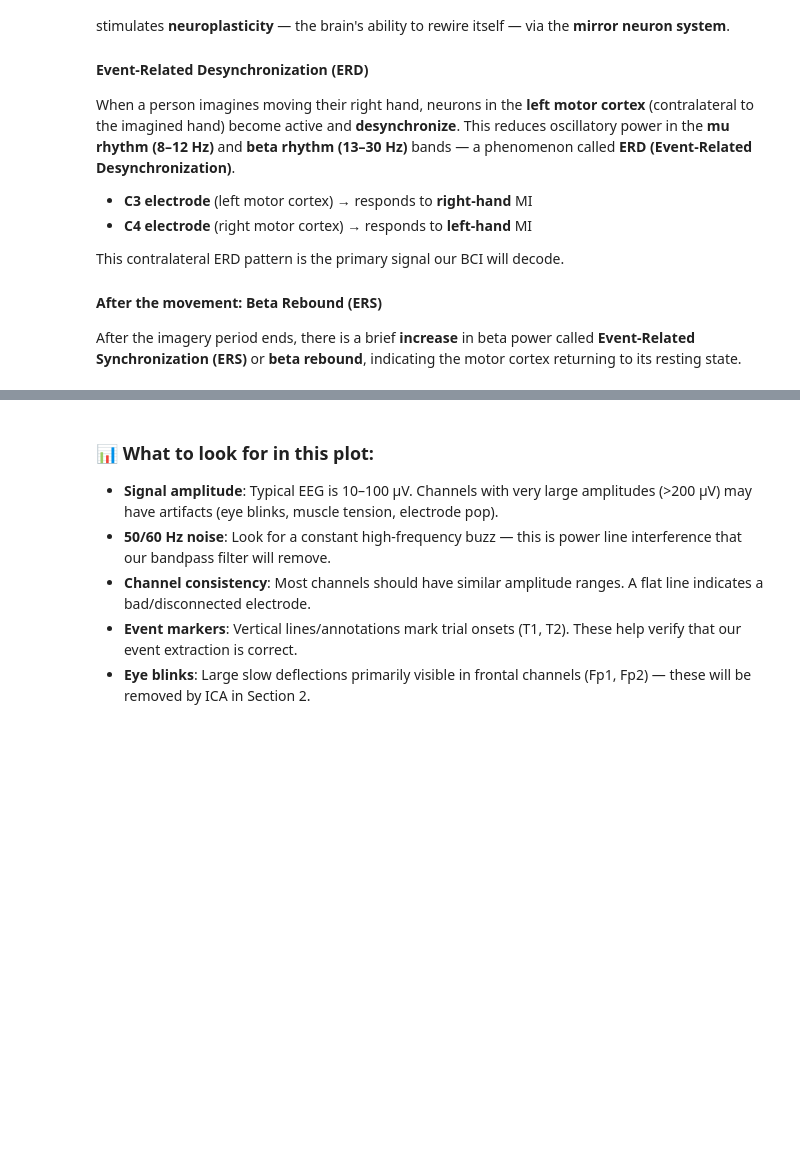
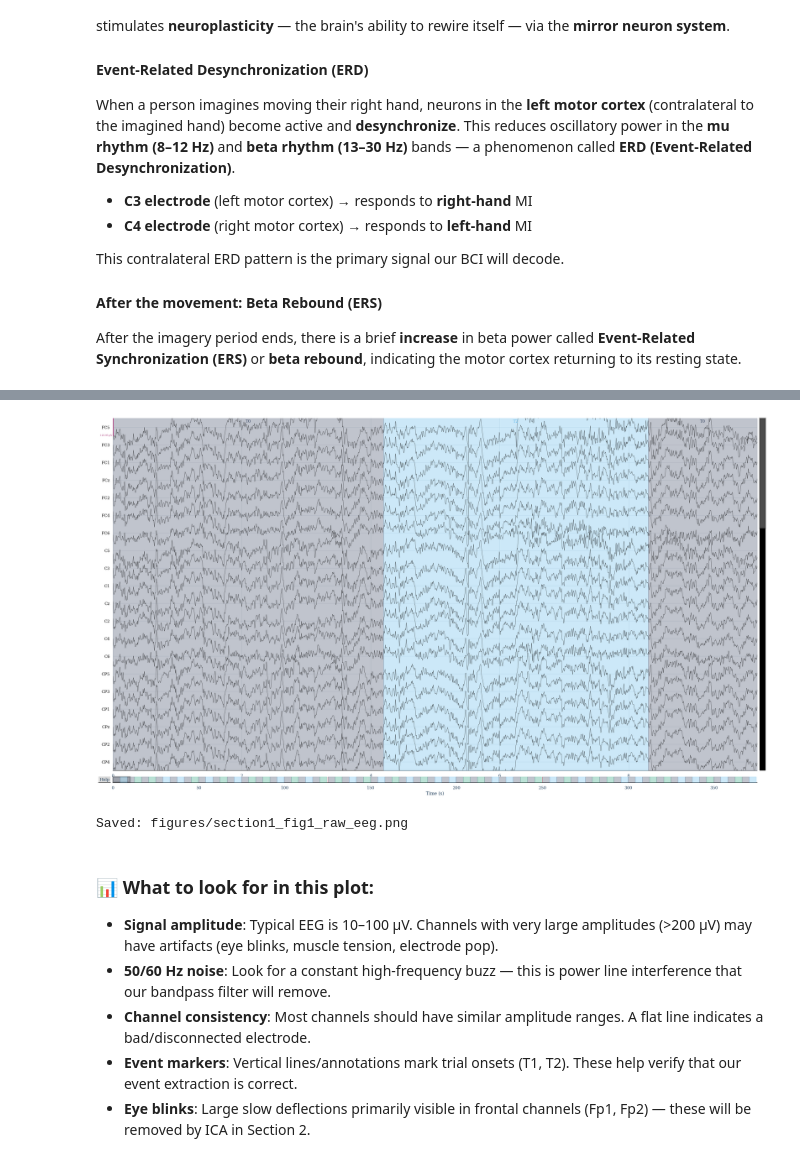
Before and after one commit to bedailbardo/ML_BCIproject, a Jupyter notebook: EEG_Motor_Imagery_BCI_Stroke_Rehab.ipynb, the cells around one changed output, grey strips where cells are left out. Saved outputs shown, nothing was run; the diff lists cells and outputs as text; code cells hidden in the pictures; blank space fills up the shorter version.

```diff
--- a/EEG_Motor_Imagery_BCI_Stroke_Rehab.ipynb
+++ b/EEG_Motor_Imagery_BCI_Stroke_Rehab.ipynb
@@ -276,22 +333,25 @@ print(events[:5])
 # %%
 # ============================================================
 # SECTION 1 — Plot 10 seconds of raw EEG
 # ============================================================
 
 # Show raw EEG to visualize signal quality and amplitude range.
 # We pick a window that includes some task events for context.
 fig = raw.plot(
     duration=10,           # Show 10 seconds of data
     n_channels=20,         # Display 20 channels (avoid clutter)
     scalings='auto',       # Auto-scale channel amplitudes
     title='Raw EEG — Subject S001 (10s window)',
     show=False             # Don't display interactively (save instead)
 )
-fig.set_size_inches(14, 8)
+fig.set_size_inches(28, 16)
 plt.tight_layout()
-plt.savefig('figures/section1_fig1_raw_eeg.png', dpi=150, bbox_inches='tight')
+plt.savefig('figures/section1_fig1_raw_eeg.png', dpi=300, bbox_inches='tight')
 plt.show()
 print("Saved: figures/section1_fig1_raw_eeg.png")
+# %% [output]
+[figure, added]
+Saved: figures/section1_fig1_raw_eeg.png
 # %% [markdown]
 ### 📊 What to look for in this plot:
 
```
Also changed, not shown: parts of 10 cells of this notebook.
